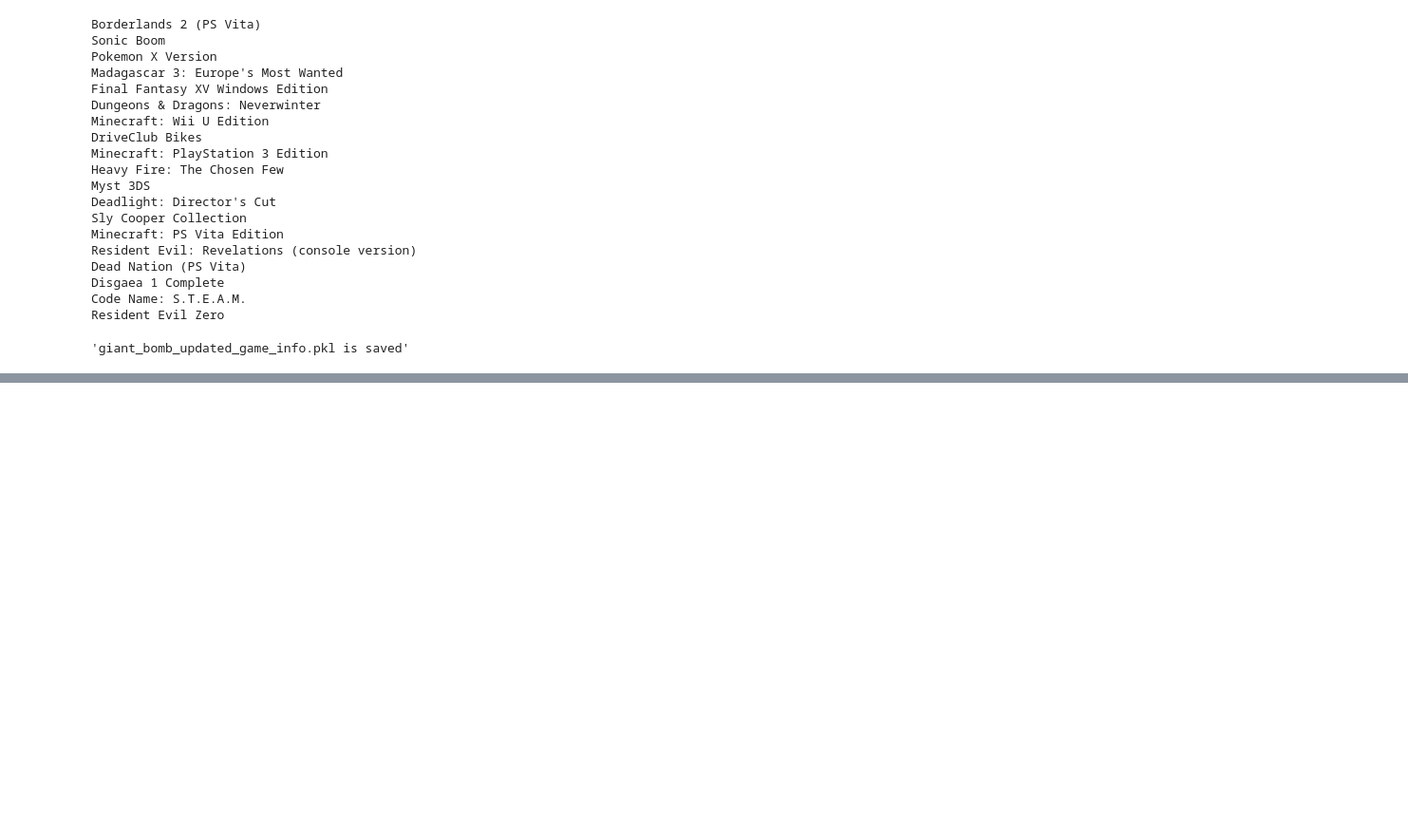
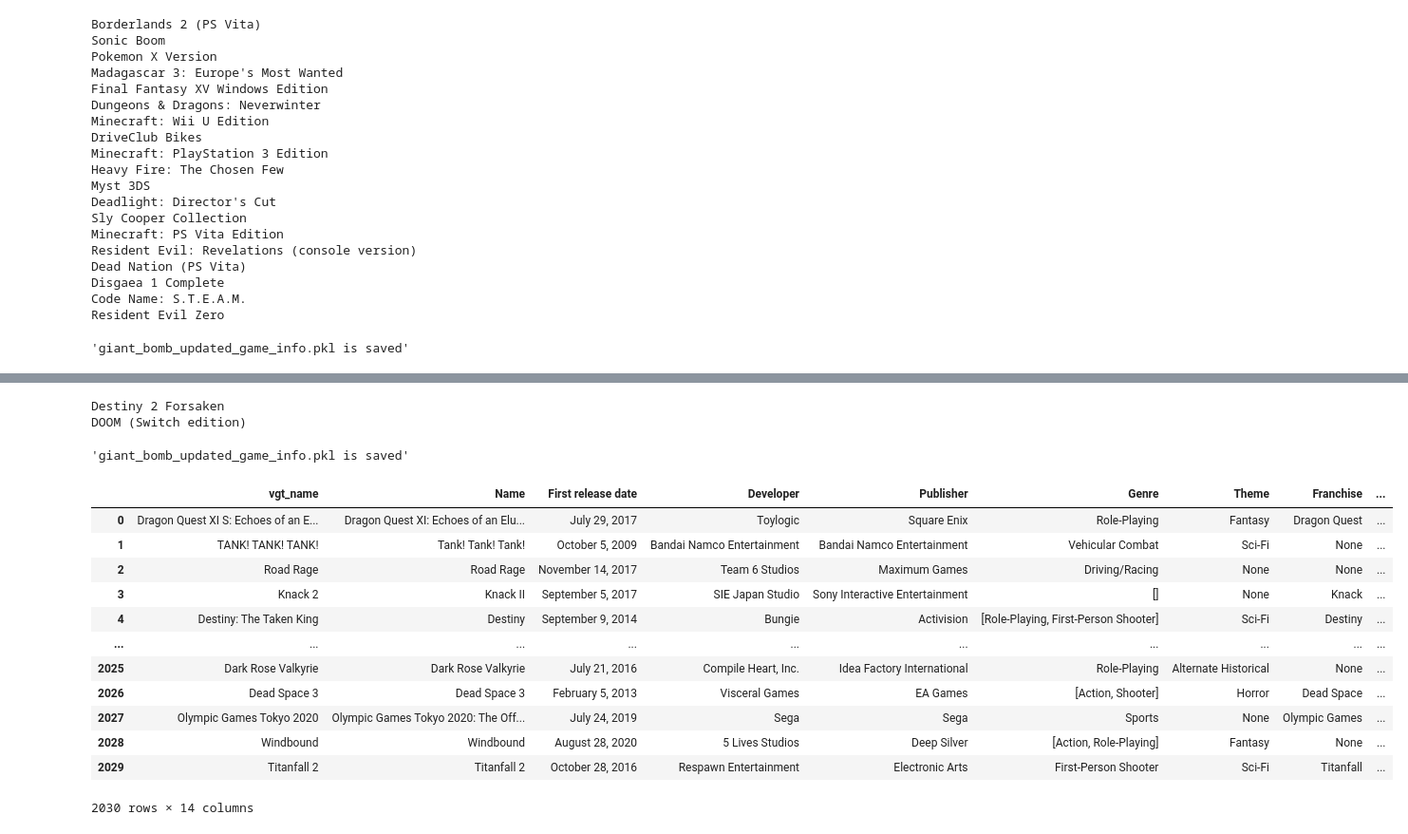
Before and after one commit to elenasm7/giantbomb_scraper, a Jupyter notebook: scrape_tester.ipynb, the cells around one changed output, grey strips where cells are left out. Shown at 95% size. Cells and saved outputs as stored; diff of their text form; code cells hidden in the pictures; blank space fills up the shorter version.

```diff
--- a/scrape_tester.ipynb
+++ b/scrape_tester.ipynb
@@ -391,0 +476,15 @@ df['fuzzy_ratio'] = df.apply(get_fuzzy_match, axis=1)
+# %%
+driver = webdriver.Chrome(executable_path='/Users/elena.morais/Documents/chromedriver_2')
+
+for title in rescrape.keys():
+    print(title)
+    driver.get(rescrape[title])
+
+    time.sleep(random.randint(2,5))
+    get_game_details_2(title,driver,games_dict)
+
+save_pickle('giant_bomb_updated_game_info.pkl',games_dict)
+# %% [output]
+Destiny 2 Forsaken
+DOOM (Switch edition)
+'giant_bomb_updated_game_info.pkl is saved'
@@ -391,0 +497,16 @@ df['fuzzy_ratio'] = df.apply(get_fuzzy_match, axis=1)
+# %%
+df
+# %% [output]
+|  | vgt_name | Name | First release date | Developer | Publisher | Genre | Theme | Franchise | ... |
+| 0 | Dragon Quest XI S: Echoes of an E... | Dragon Quest XI: Echoes of an Elu... | July 29, 2017 | Toylogic | Square Enix | Role-Playing | Fantasy | Dragon Quest | ... |
+| 1 | TANK! TANK! TANK! | Tank! Tank! Tank! | October 5, 2009 | Bandai Namco Entertainment | Bandai Namco Entertainment | Vehicular Combat | Sci-Fi | None | ... |
+| 2 | Road Rage | Road Rage | November 14, 2017 | Team 6 Studios | Maximum Games | Driving/Racing | None | None | ... |
+| 3 | Knack 2 | Knack II | September 5, 2017 | SIE Japan Studio | Sony Interactive Entertainment | [] | None | Knack | ... |
+| 4 | Destiny: The Taken King | Destiny | September 9, 2014 | Bungie | Activision | [Role-Playing, First-Person Shooter] | Sci-Fi | Destiny | ... |
+| ... | ... | ... | ... | ... | ... | ... | ... | ... | ... |
+| 2025 | Dark Rose Valkyrie | Dark Rose Valkyrie | July 21, 2016 | Compile Heart, Inc. | Idea Factory International | Role-Playing | Alternate Historical | None | ... |
+| 2026 | Dead Space 3 | Dead Space 3 | February 5, 2013 | Visceral Games | EA Games | [Action, Shooter] | Horror | Dead Space | ... |
+| 2027 | Olympic Games Tokyo 2020 | Olympic Games Tokyo 2020: The Off... | July 24, 2019 | Sega | Sega | Sports | None | Olympic Games | ... |
+| 2028 | Windbound | Windbound | August 28, 2020 | 5 Lives Studios | Deep Silver | [Action, Role-Playing] | Fantasy | None | ... |
+| 2029 | Titanfall 2 | Titanfall 2 | October 28, 2016 | Respawn Entertainment | Electronic Arts | First-Person Shooter | Sci-Fi | Titanfall | ... |
+2030 rows × 14 columns
```
Also changed, not shown: parts of 13 cells of this notebook, 1 other file.
